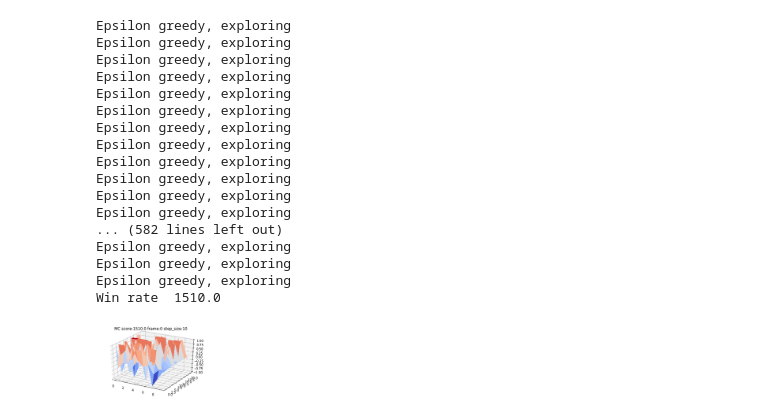
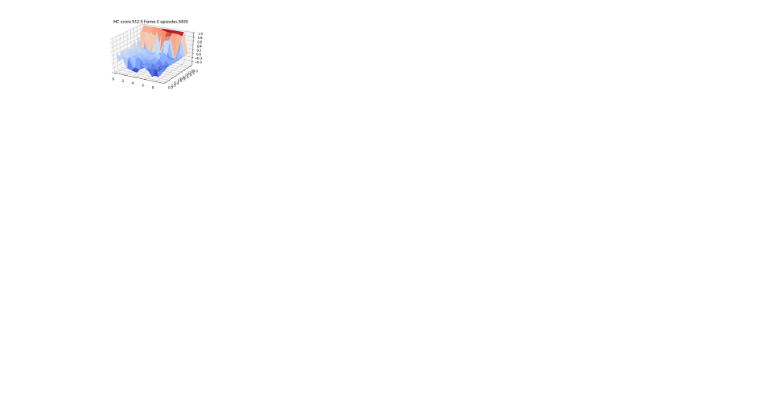
Before and after one commit to melfm/learning-classifiers, a Jupyter notebook: playground/reinforcement_learning_intro/easy21/easy21_plots.ipynb, the cells around one changed output. Saved outputs shown, nothing was run; the diff lists cells and outputs as text; code cells hidden in the pictures; blank space fills up the shorter version.

Commit message:
clean up, update plots

```diff
--- a/playground/reinforcement_learning_intro/easy21/easy21_plots.ipynb
+++ b/playground/reinforcement_learning_intro/easy21/easy21_plots.ipynb
@@ -15,4 +13,4 @@ from matplotlib import cm
 %matplotlib inline
 # %%
 env = easyEnv.Easy21Env()
-agent = MC.MonteCarloAgent(env, num_episodes=10)
+agent = MC.MonteCarloAgent(env, num_episodes=5000,n0=1000000)
@@ -39,44 +17,30 @@ Win rate  40.0
 # %%
 def animate(frame):
-    i = agent.num_episodes
-    step_size = i
-    step_size = max(1, step_size)
-    step_size = min(step_size, 2 ** 16)
+
     # Train the agent inside this function, since we are
     # passing this to the `FuncAnimation`.
     agent.train()
 
+    # Bound the episodes
+    episodes = agent.num_episodes
+    episodes = max(1, episodes)
+    episodes = min(episodes, 2 ** 16)
+
     ax.clear()
     surf =  agent.plot_frame(ax)
-    plt.title('MC score:%s frame:%s step_size:%s ' % (float(agent.player_wins)/agent.num_episodes*100, frame, step_size) )
+    mc_score = '%.1f' % (agent.player_wins/agent.num_episodes*100.0)
+    plt.title('MC score:%s frame:%s episodes:%s ' % (mc_score, frame, episodes))
     fig.canvas.draw()
     return surf
 # %%
-fig = plt.figure("N100")
+fig = plt.figure('Monte-Carlo-Easy21')
 ax = fig.add_subplot(111, projection='3d')
 
-ani = animation.FuncAnimation(fig, animate, 32, repeat=False)
+# Makes an animation by repeatedly calling a function, e.g. 32 frames.
+ani = animation.FuncAnimation(fig, animate, 10, repeat=False)
 
-# note: requires gif writer; swap with plt.show()
-ani.save('MC_Agent.gif', writer='imagemagick', fps=3)
+ani.save('MC_Agent_N100.gif', writer='imagemagick', fps=3)
 # %% [output]
-Epsilon greedy, exploring
-Epsilon greedy, exploring
-Epsilon greedy, exploring
-Epsilon greedy, exploring
-Epsilon greedy, exploring
-Epsilon greedy, exploring
-Epsilon greedy, exploring
-Epsilon greedy, exploring
-Epsilon greedy, exploring
-Epsilon greedy, exploring
-Epsilon greedy, exploring
-Epsilon greedy, exploring
-... (582 lines left out)
-Epsilon greedy, exploring
-Epsilon greedy, exploring
-Epsilon greedy, exploring
-Win rate  1510.0
-[figure, old version]
+[figure, new version]
 # %%
 from IPython.display import Image
```
Also changed, not shown: parts of 3 cells of this notebook, 2 other files.
